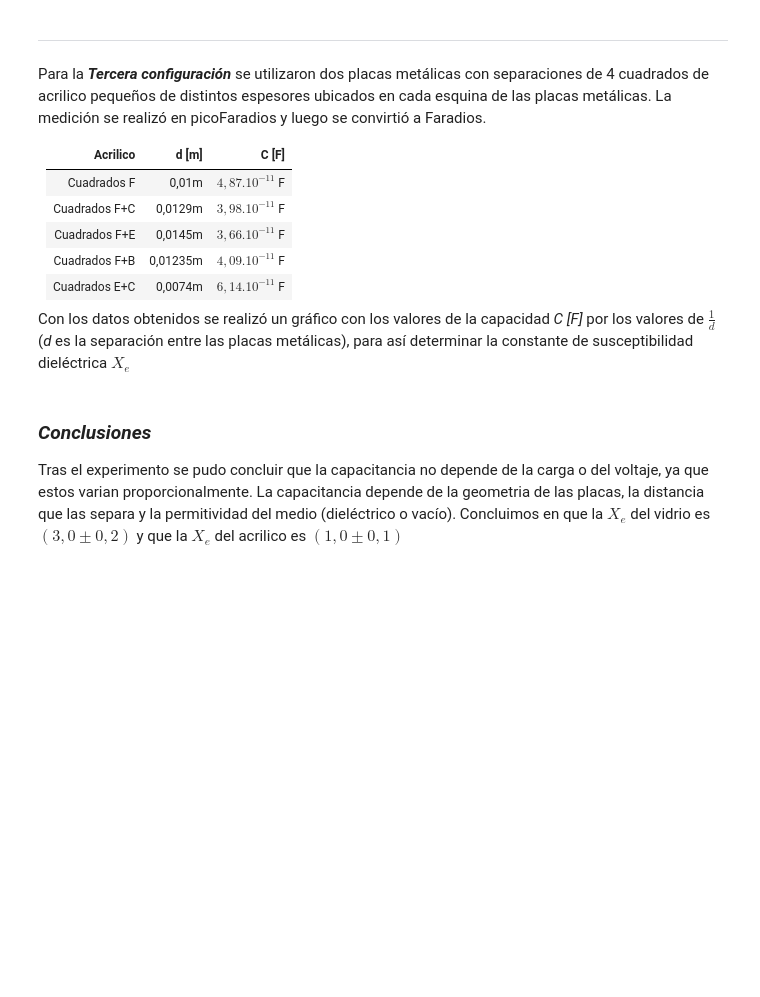
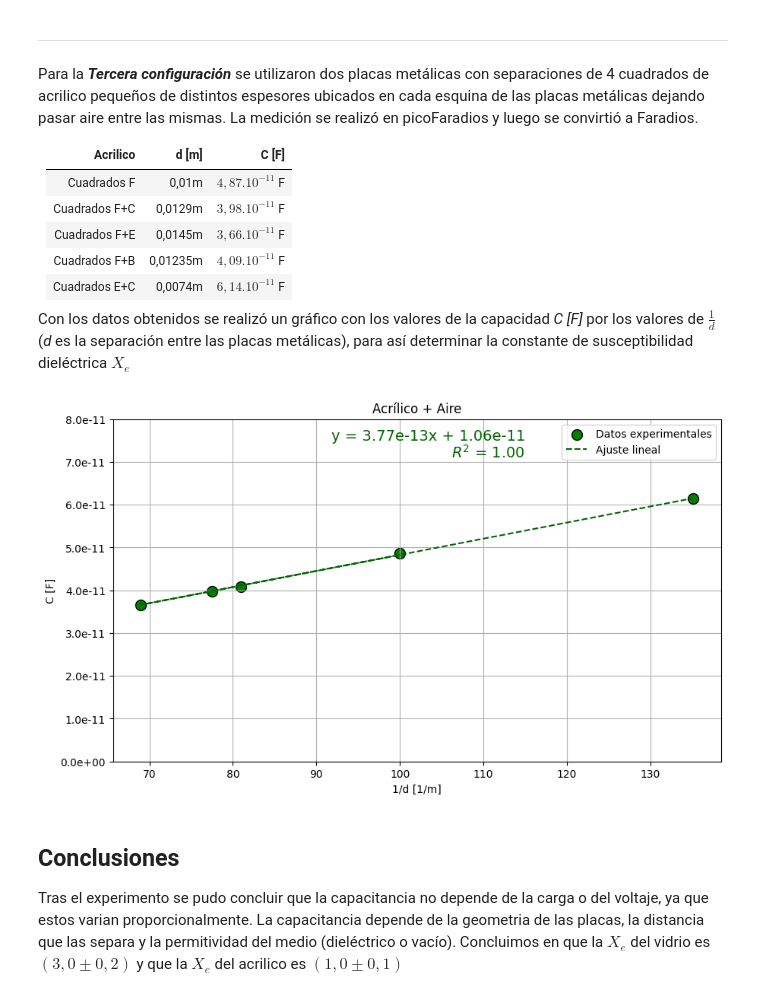
Before and after one commit to fernandatperez/EYM-TP1, a Jupyter notebook: tp2_capacitores.ipynb, the cells around one changed output. Cells and saved outputs as stored; diff of their text form; code cells hidden in the pictures; blank space fills up the shorter version.

Commit message:
feat: agrego graph para la tercera config

```diff
--- a/tp2_capacitores.ipynb
+++ b/tp2_capacitores.ipynb
@@ -243,7 +243,7 @@ Utilizando la formula ${k = 1 + X_{e}}$ para calcular la susceptibilidad dieléc
 # %% [markdown]
 -----
 # %% [markdown]
-Para la **_Tercera configuración_** se utilizaron dos placas metálicas con separaciones de 4 cuadrados de acrilico pequeños de distintos espesores ubicados en cada esquina de las placas metálicas.
+Para la **_Tercera configuración_** se utilizaron dos placas metálicas con separaciones de 4 cuadrados de acrilico pequeños de distintos espesores ubicados en cada esquina de las placas metálicas dejando pasar aire entre las mismas.
 La medición se realizó en picoFaradios y luego se convirtió a Faradios.
 
 
@@ -256,7 +256,64 @@ Cuadrados F+B | 0,01235m | ${4,09.10^{-11}}$ F
 Cuadrados E+C | 0,0074m| ${6,14.10^{-11}}$ F
 
 Con los datos obtenidos se realizó un gráfico con los valores de la capacidad _C [F]_ por los valores de $\frac{1}{d}$ (_d_ es la separación entre las placas metálicas), para así determinar la constante de susceptibilidad dieléctrica $X_{e}$
+# %%
+import matplotlib.pyplot as plt
+import numpy as np
+import matplotlib.ticker as ticker
+
+# Valores de la tabla (Tercera configuración: acrílico + aire)
+CUADRADOS_F = 1/0.01
+CUADRADOS_FC = 1/0.0129
+CUADRADOS_FE = 1/0.0145
+CUADRADOS_FB = 1/0.01235
+CUADRADOS_EC = 1/0.0074
+
+CAPACIDAD_F = 4.87e-11
+CAPACIDAD_FC = 3.98e-11
+CAPACIDAD_FE = 3.66e-11
+CAPACIDAD_FB = 4.09e-11
+CAPACIDAD_EC = 6.14e-11
+
+d_values = [CUADRADOS_F, CUADRADOS_FC, CUADRADOS_FE, CUADRADOS_FB, CUADRADOS_EC]  # Valores de 1/d [1/m]
+C_values = [CAPACIDAD_F, CAPACIDAD_FC, CAPACIDAD_FE, CAPACIDAD_FB, CAPACIDAD_EC]  # Valores de C [F]
+
+# Ajuste lineal (recta) a los datos
+coef = np.polyfit(d_values, C_values, 1)
+poly1d_fn = np.poly1d(coef)  # Función polinómica de ajuste
+
+# Crear el gráfico
+plt.figure(figsize=(10, 6))  # Aumentar el ancho de la figura
+plt.scatter(d_values, C_values, color='green', label="Datos experimentales", s=100, edgecolor='black')
+
+# Agregar la línea de ajuste
+plt.plot(d_values, poly1d_fn(d_values), '--', color='darkgreen', label="Ajuste lineal")
+
+# Configuraciones del gráfico
+plt.title('Acrílico + Aire')
+plt.xlabel('1/d [1/m]')
+plt.ylabel('C [F]')
+plt.ylim(0, 8.0e-11)
+plt.legend()
+plt.grid(True)
+
+# Formato científico para los ejes
+ax = plt.gca()
+ax.yaxis.set_major_formatter(ticker.FormatStrFormatter('%.1e'))  # Formato científico para el eje y
+
+# Ajustar márgenes
+plt.subplots_adjust(left=0.1, right=0.9, top=0.9, bottom=0.15)
+
+# Mostrar la ecuación de la recta y R² fuera del gráfico
+m, b = coef
+plt.text(115, 7.5e-11, f'y = {m:.2e}x + {b:.2e}', fontsize=14, color='darkgreen', ha='right')
+R2 = np.corrcoef(d_values, C_values)[0, 1]**2
+plt.text(115, 7.1e-11, f'$R^2$ = {R2:.2f}', fontsize=14, color='darkgreen', ha='right')
+
+# Mostrar el gráfico
+plt.show()
+# %% [output]
+[figure, added]
 # %% [markdown]
-### _Conclusiones_
+## Conclusiones
 Tras el experimento se pudo concluir que la capacitancia no depende de la carga o del voltaje, ya que estos varian proporcionalmente. La capacitancia depende de la geometria de las placas, la distancia que las separa y la permitividad del medio (dieléctrico o vacío).
 Concluimos en que la ${X_{e}}$ del vidrio es ${(3,0 \pm 0,2)}$ y que la ${X_{e}}$ del acrilico es ${(1,0 \pm 0,1)}$
```
